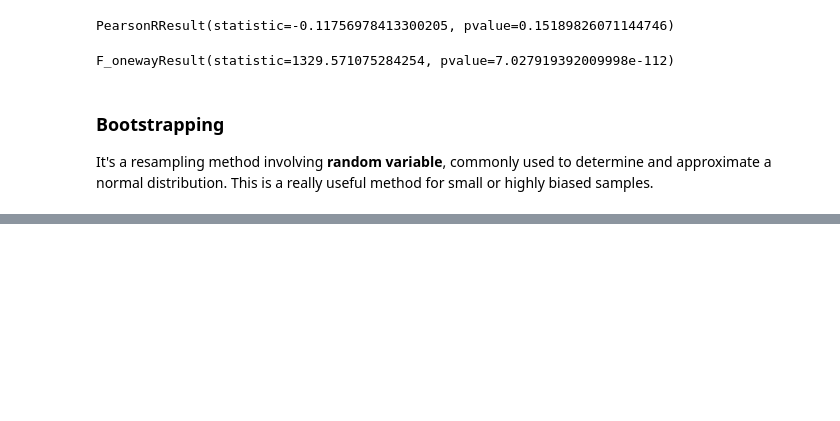
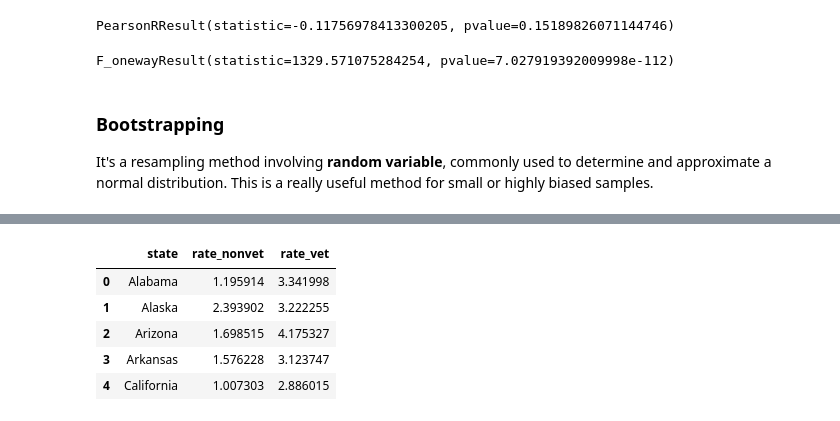
Before and after one commit to marlon-cooh/inferential-stats, a Jupyter notebook: average_dist.ipynb, the cells around one changed output, grey strips where cells are left out. Drawn from its saved outputs; the diff is of its cells as text; code cells hidden in the pictures; blank space fills up the shorter version.

```diff
--- a/average_dist.ipynb
+++ b/average_dist.ipynb
@@ -287,0 +320,20 @@ np.mean(average)
+# %%
+vet_2005_suic = (
+    vet_2005
+    .assign(
+        rate_vet = lambda df: df.vet_suicides / df.vet_pop *10000,
+        rate_nonvet = lambda df: (df.all_suicides - df.vet_suicides) * 10000 / df.overall_pop_18
+
+    )
+    .select_columns("state", "rate_nonvet", "rate_vet")
+    # .melt(id_vars='state', value_vars=['rate_nonvet', 'rate_vet'])
+)
+
+vet_2005_suic.head()
+# %% [output]
+|  | state | rate_nonvet | rate_vet |
+| 0 | Alabama | 1.195914 | 3.341998 |
+| 1 | Alaska | 2.393902 | 3.222255 |
+| 2 | Arizona | 1.698515 | 4.175327 |
+| 3 | Arkansas | 1.576228 | 3.123747 |
+| 4 | California | 1.007303 | 2.886015 |
```
Also changed, not shown: parts of 23 cells of this notebook, 9 other files.
